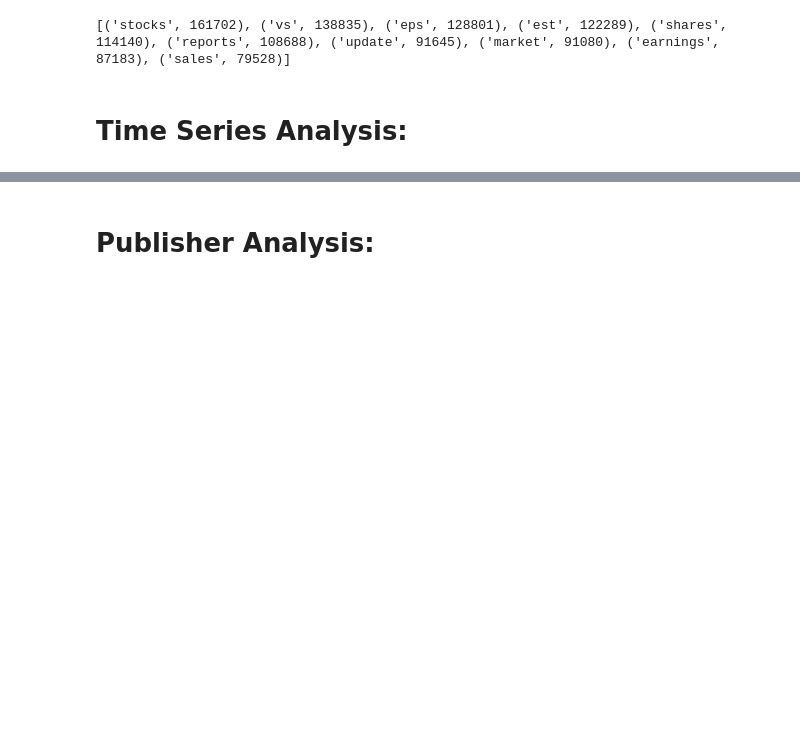
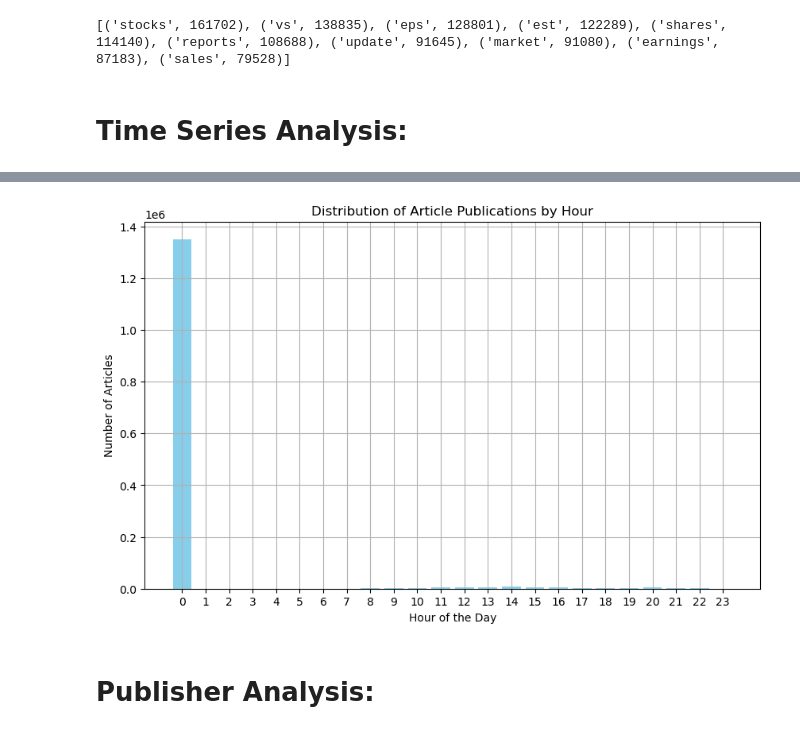
Before and after one commit to nadianesib4334/Nova_financial_technologies, a Jupyter notebook: notebooks/EDA.ipynb, the cells around one changed output, grey strips where cells are left out. Drawn from its saved outputs; the diff is of its cells as text; code cells hidden in the pictures; blank space fills up the shorter version.

```diff
--- a/notebooks/EDA.ipynb
+++ b/notebooks/EDA.ipynb
@@ -478,2 +540,14 @@ print(common_keywords)
+# %%
+# Plot the distribution of article publications by hour
+plt.figure(figsize=(10, 6))
+plt.bar(hourly_counts.index, hourly_counts.values, color='skyblue')
+plt.title('Distribution of Article Publications by Hour')
+plt.xlabel('Hour of the Day')
+plt.ylabel('Number of Articles')
+plt.xticks(range(0, 24))  # Ensuring all hours are labeled on the x-axis
+plt.grid(True)
+plt.show()
+# %% [output]
+[figure, added]
 # %% [markdown]
 # Publisher Analysis:
```
Also changed, not shown: parts of 19 cells of this notebook.
